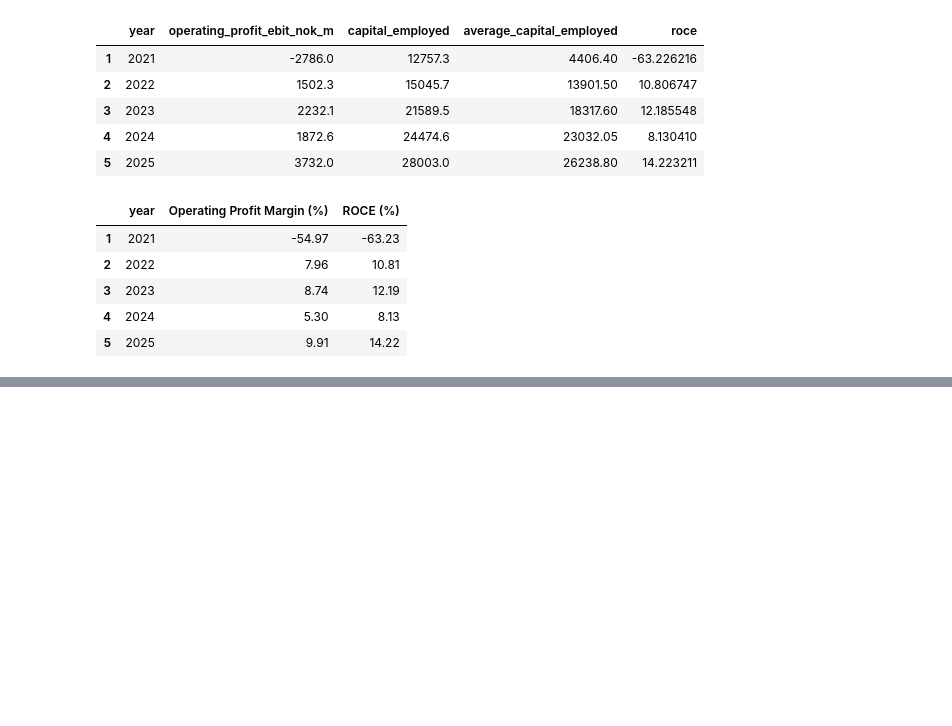
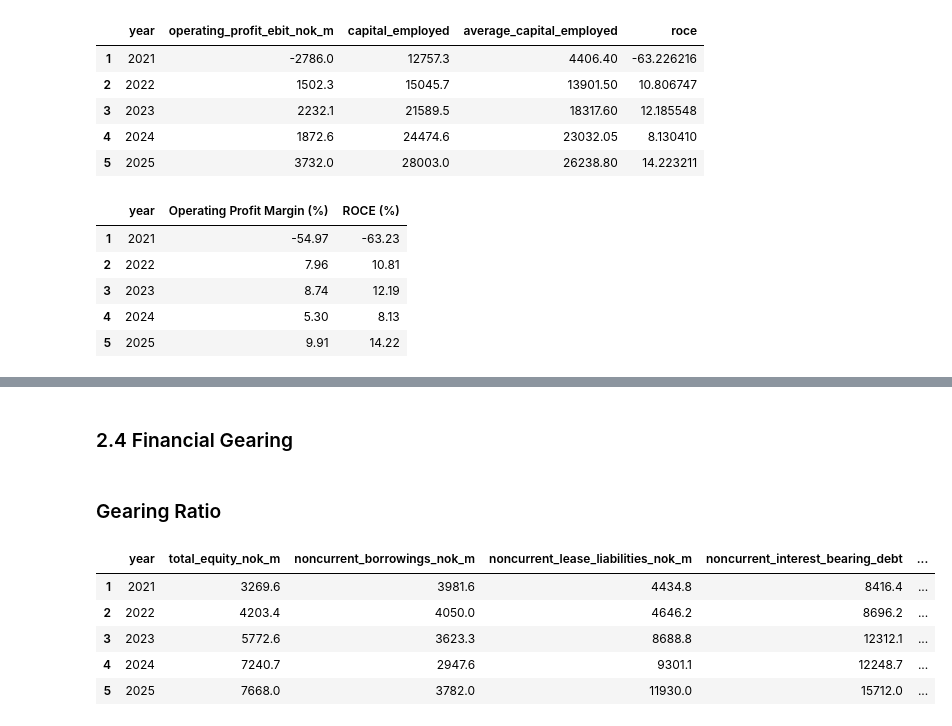
Before and after one commit to shiwa4656/BUD2_Group_project, a Jupyter notebook: bud2.ipynb, the cells around one changed output, grey strips where cells are left out. Saved outputs shown, nothing was run; the diff lists cells and outputs as text; code cells hidden in the pictures; blank space fills up the shorter version.

```diff
--- a/bud2.ipynb
+++ b/bud2.ipynb
@@ -121,0 +231,18 @@ profitability.round(2)
+# %%
+df["acid_test_ratio"] = (
+    (df["current_assets_nok_m"] - df["inventory_nok_m"])
+    / df["current_liabilities_nok_m"]
+)
+
+acid_test_table = df.loc[
+    df["year"].between(2021, 2025),
+    [
+        "year",
+        "current_assets_nok_m",
+        "inventory_nok_m",
+        "current_liabilities_nok_m",
+        "acid_test_ratio"
+    ]
+].copy()
+
+acid_test_table
@@ -121,0 +280,40 @@ profitability.round(2)
+# %% [markdown]
+### 2.4 Financial Gearing
+# %% [markdown]
+### Gearing Ratio
+# %%
+df["noncurrent_interest_bearing_debt"] = (
+    df["noncurrent_borrowings_nok_m"]
+    + df["noncurrent_lease_liabilities_nok_m"]
+)
+
+df["gearing_ratio"] = (
+    df["noncurrent_interest_bearing_debt"]
+    / (
+        df["total_equity_nok_m"]
+        + df["noncurrent_interest_bearing_debt"]
+    )
+) * 100
+
+### Final Gearing table (Gearing Ratio) for the years 2021-2025
+
+gearing_table = df.loc[
+    df["year"].between(2021, 2025),
+    [
+        "year",
+        "total_equity_nok_m",
+        "noncurrent_borrowings_nok_m",
+        "noncurrent_lease_liabilities_nok_m",
+        "noncurrent_interest_bearing_debt",
+        "gearing_ratio"
+    ]
+].copy()
+
+gearing_table
+# %% [output]
+|  | year | total_equity_nok_m | noncurrent_borrowings_nok_m | noncurrent_lease_liabilities_nok_m | noncurrent_interest_bearing_debt | ... |
+| 1 | 2021 | 3269.6 | 3981.6 | 4434.8 | 8416.4 | ... |
+| 2 | 2022 | 4203.4 | 4050.0 | 4646.2 | 8696.2 | ... |
+| 3 | 2023 | 5772.6 | 3623.3 | 8688.8 | 12312.1 | ... |
+| 4 | 2024 | 7240.7 | 2947.6 | 9301.1 | 12248.7 | ... |
+| 5 | 2025 | 7668.0 | 3782.0 | 11930.0 | 15712.0 | ... |
```
Also changed, not shown: parts of 18 cells of this notebook.
